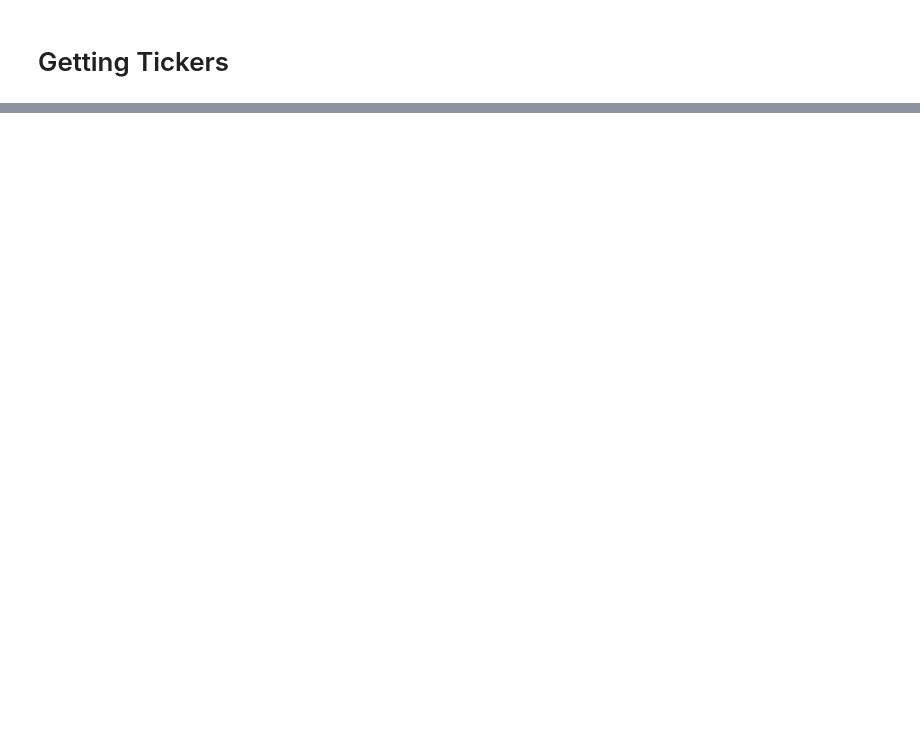
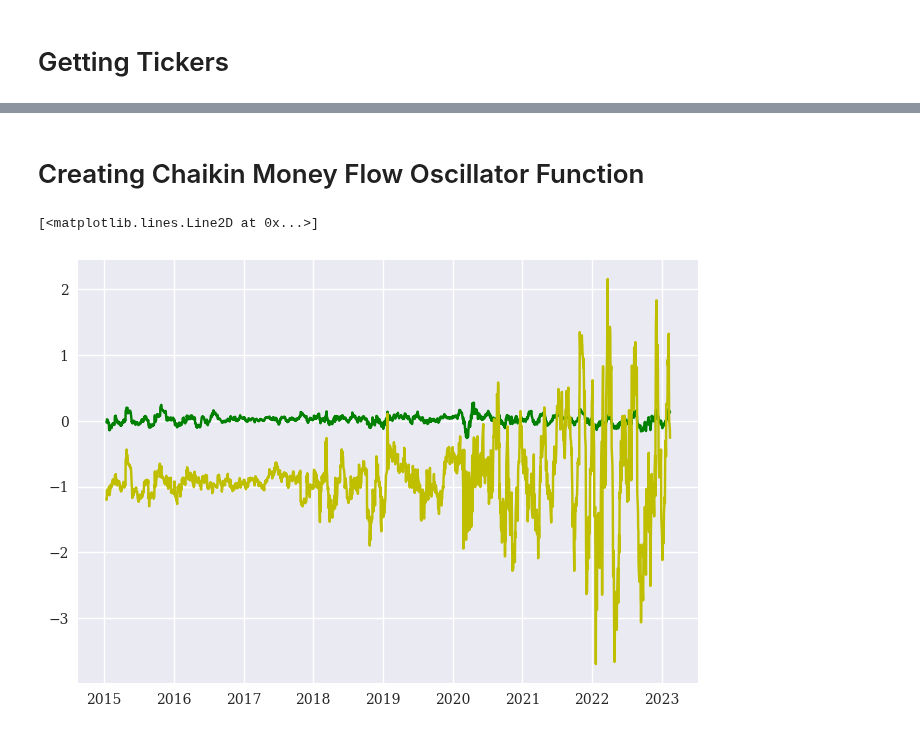
Before and after one commit to dcstein22/economics, a Jupyter notebook: final_project.ipynb, the cells around one changed output, grey strips where cells are left out. Cells and saved outputs as stored; diff of their text form; code cells hidden in the pictures; blank space fills up the shorter version.

```diff
--- a/final_project.ipynb
+++ b/final_project.ipynb
@@ -104,0 +93,6 @@ array(['ZZZ', 'ZZK', 'ZYXI', 'ZYNE', 'ZYME', 'ZY', 'ZXYZ_A', 'ZX', 'ZWS'],
+# %%
+price_df = pd.DataFrame(data = None)
+for tick in tickers:
+    temp = ndl.get_table('QUOTEMEDIA/PRICES', ticker = tick, api_key = apikey,\
+        date = {'gte':start_date,'lte':end_date})
+    price_df = pd.concat([price_df,temp], axis = 0)
@@ -104,0 +116,2 @@ array(['ZZZ', 'ZZK', 'ZYXI', 'ZYNE', 'ZYME', 'ZY', 'ZXYZ_A', 'ZX', 'ZWS'],
+# %%
+price_df = price_df[['ticker', 'date','adj_open','adj_high','adj_low','adj_close','adj_volume']]
@@ -104,0 +138,3 @@ array(['ZZZ', 'ZZK', 'ZYXI', 'ZYNE', 'ZYME', 'ZY', 'ZXYZ_A', 'ZX', 'ZWS'],
+# %%
+msft = (price_df[price_df.ticker == 'MSFT']).set_index('date').sort_index()
+nog = (price_df[price_df.ticker == 'NOG']).set_index('date').sort_index()
@@ -104,0 +158,32 @@ array(['ZZZ', 'ZZK', 'ZYXI', 'ZYNE', 'ZYME', 'ZY', 'ZXYZ_A', 'ZX', 'ZWS'],
+# %% [markdown]
+# Creating Chaikin Money Flow Oscillator Function
+# %%
+def calculate_money_flow_volume_series(df:pd.DataFrame):
+    '''
+    Calculating Money Flow Series
+    '''
+    mfv = df['adj_volume']*(2*df['adj_close']-df['adj_high']-df['adj_low']/ \
+        df['adj_high']- df['adj_low'])
+    return mfv
+
+def calculate_money_flow_volume(df:pd.DataFrame, n:int = 20):
+    '''
+    Calculates Money Flow Volume
+
+
+    '''
+    return calculate_money_flow_volume_series(df).rolling(n).sum()
+
+def calculate_chaikin_money_flow(df:pd.DataFrame, n:int = 20):
+    '''
+    Calculates Chaikin Money Flow
+    '''
+    return calculate_money_flow_volume(df,n)/df['adj_volume'].rolling(n).sum()
+# %%
+plt.plot(figsize = (10,8))
+
+plt.plot(msft.adj_close.pct_change(21), label = 'MSFT Adjusted Close Price', c = 'g')
+plt.plot(calculate_chaikin_money_flow(msft,21), label = 'Chaikin Money Flow', c = 'y')
+# %% [output]
+[<matplotlib.lines.Line2D at 0x...>]
+[figure, added]
```
Also changed, not shown: parts of 25 cells of this notebook.
